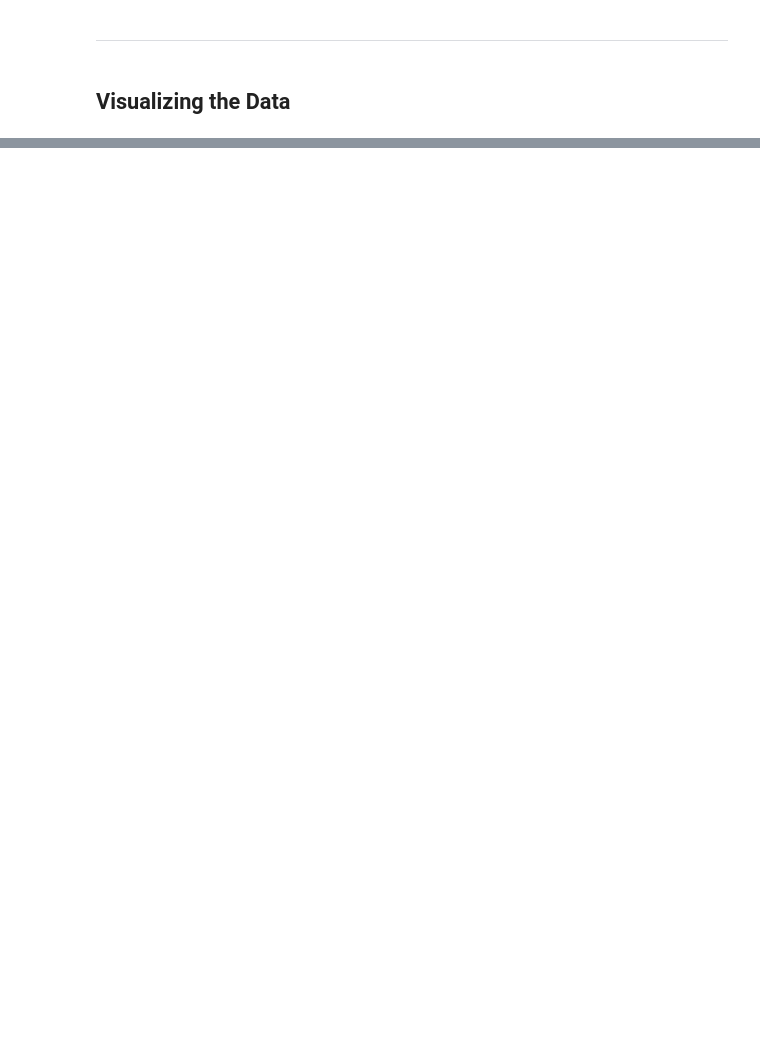
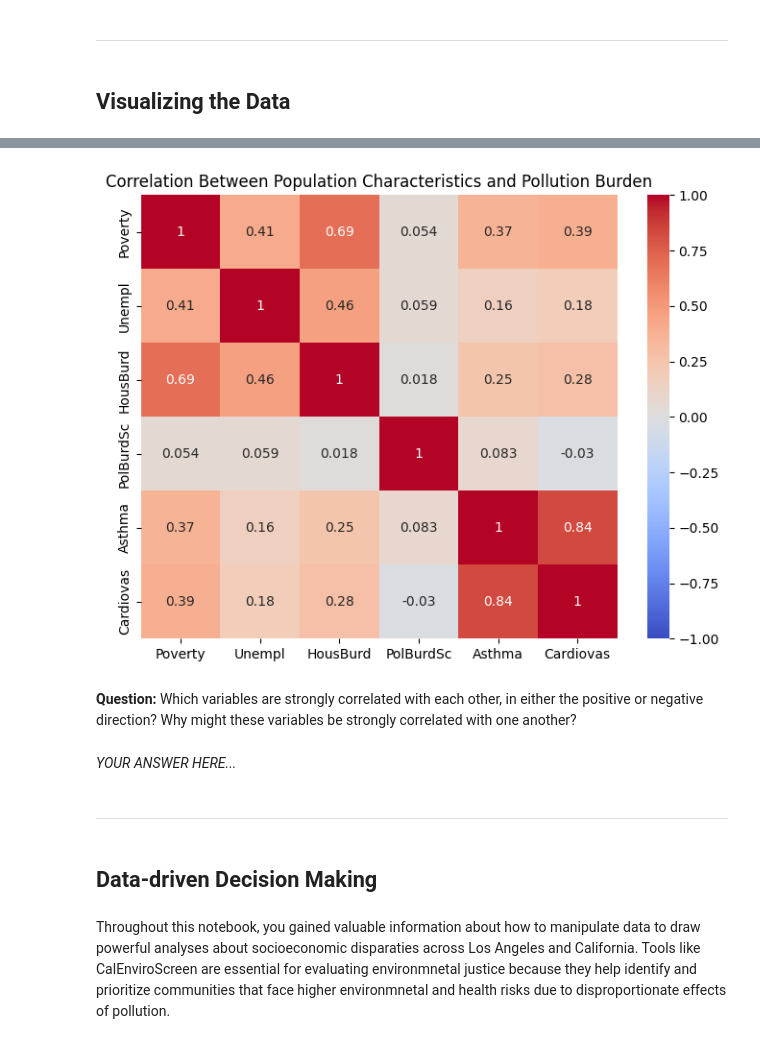
Before and after one commit to ds-modules/ECC-Sp24, a Jupyter notebook: CalEnviroScreen/draft.ipynb, the cells around one changed output, grey strips where cells are left out. Drawn from its saved outputs; the diff is of its cells as text; code cells hidden in the pictures; blank space fills up the shorter version.

```diff
--- a/CalEnviroScreen/draft.ipynb
+++ b/CalEnviroScreen/draft.ipynb
@@ -171,0 +252,24 @@ geopandas used here...
+# %%
+# Select columns for correlation matrix
+corr_columns = ['Poverty', 'Unempl', 'HousBurd', 'PolBurdSc', 'Asthma', 'Cardiovas']
+
+# Create a correlation matrix
+corr_matrix = gdf[corr_columns].corr()
+
+# Plot the heatmap
+plt.figure(figsize=(8, 6))
+sns.heatmap(corr_matrix, annot=True, cmap='coolwarm', vmin=-1, vmax=1)
+plt.title('Correlation Between Population Characteristics and Pollution Burden')
+plt.show()
+# %% [output]
+[figure, added]
+# %% [markdown]
+**Question:** Which variables are strongly correlated with each other, in either the positive or negative direction? Why might these variables be strongly correlated with one another?
+# %% [markdown]
+*YOUR ANSWER HERE...*
+# %% [markdown]
+---
+# %% [markdown]
+## Data-driven Decision Making
+# %% [markdown]
+Throughout this notebook, you gained valuable information about how to manipulate data to draw powerful analyses about socioeconomic disparaties across Los Angeles and California. Tools like CalEnviroScreen are essential for evaluating environmnetal justice because they help identify and prioritize communities that face higher environmnetal and health risks due to disproportionate effects of pollution.
```
Also changed, not shown: parts of 37 cells of this notebook.
